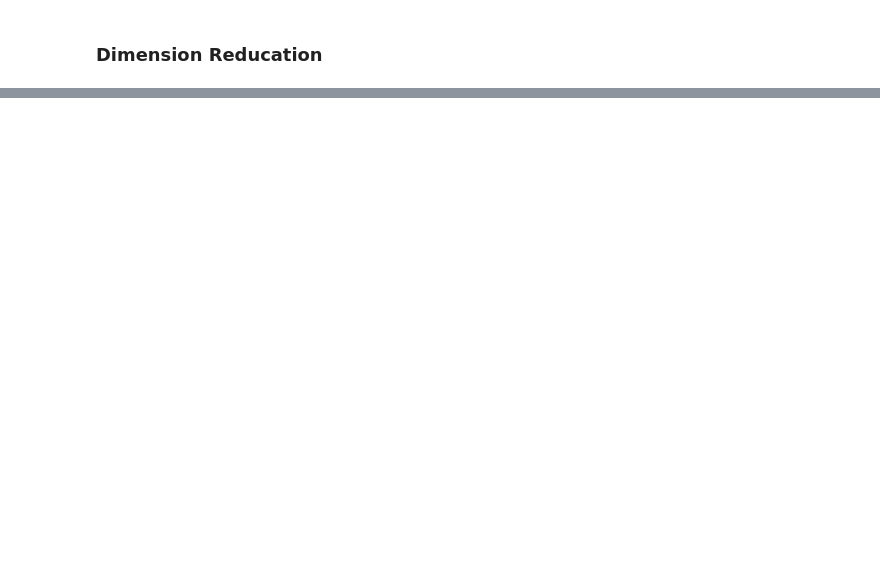
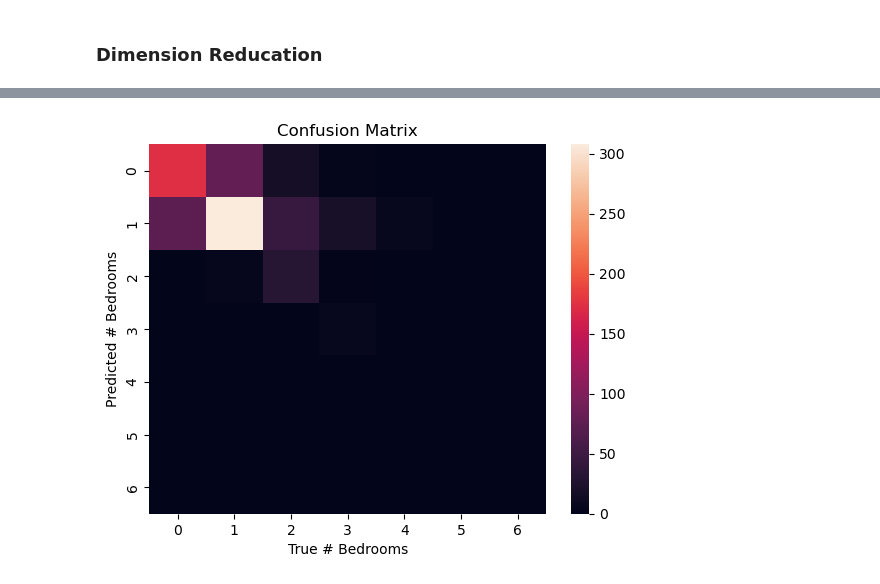
Before and after one commit to haleyej/SI_370_Homework_7, a Jupyter notebook: homework_7.ipynb, the cells around one changed output, grey strips where cells are left out. Cells and saved outputs as stored; diff of their text form; code cells hidden in the pictures; blank space fills up the shorter version.

```diff
--- a/homework_7.ipynb
+++ b/homework_7.ipynb
@@ -178,0 +262,19 @@ npos_labelled.columns = ['who','mds1','mds2']
+# %%
+df['title_lower'] = df.title.str.lower()
+stopwords = nltk.corpus.stopwords.words('english')
+df.title_lower = df.title_lower.apply(lambda s: " ".join([w for w in s.split() if w not in stopwords]))
+# %%
+X = df.title_lower
+y = df.price
+
+X_train, X_test, y_train, y_test = train_test_split(X, y, random_state = 42)
+# %%
+tfidf_vectorizer = TfidfVectorizer(analyzer = 'word', max_features = 500)
+X_train_tfidf = tfidf_vectorizer.fit_transform(X_train)
+X_test_tfidf = tfidf_vectorizer.transform(X_test)
+# %%
+estimators = {'gamma': ['scale',  'auto'], 'decision_function_shape': ['ovo', 'ovr']}
+svc = SVC(random_state = 42)
+
+svc_model = GridSearchCV(svc, estimators, cv = 3, verbose = 3.1)
+svc_model.fit(X_train_tfidf, y_train)
@@ -178,0 +299,6 @@ npos_labelled.columns = ['who','mds1','mds2']
+# %%
+cm = confusion_matrix(svc_model.predict(X_test_tfidf), y_test)
+f = sns.heatmap(cm)
+_ = f.set(title = 'Confusion Matrix', xlabel = 'True # Bedrooms', ylabel = 'Predicted # Bedrooms')
+# %% [output]
+[figure, added]
```
Also changed, not shown: parts of 24 cells of this notebook.
